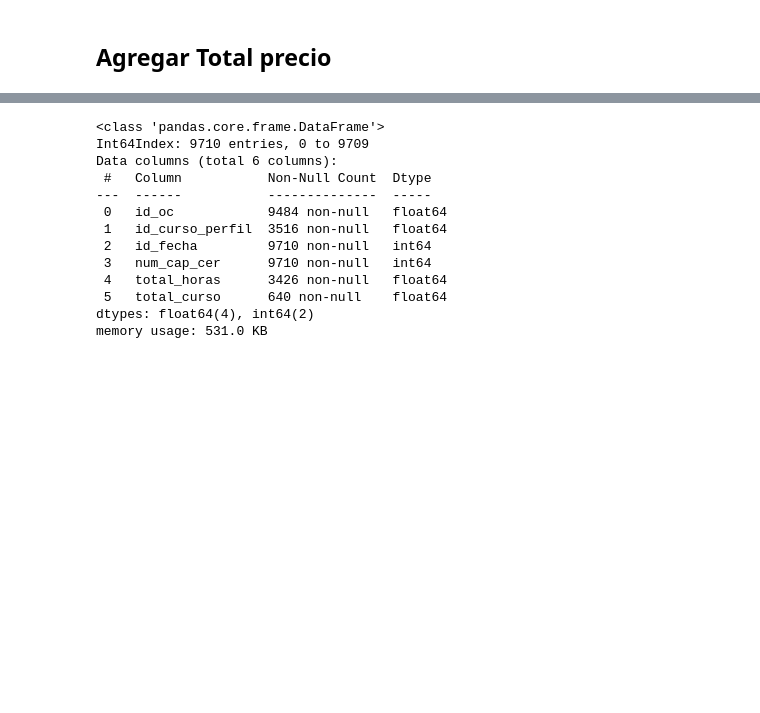
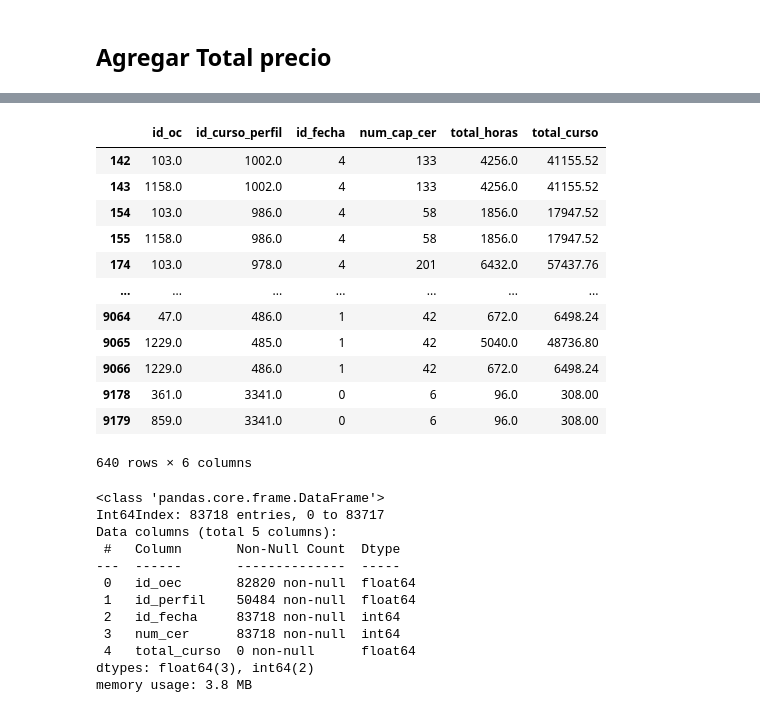
Before and after one commit to Herziox/Data-Mining-System-SETEC, a Jupyter notebook: 3_data_preprocesing_module/ETL_Datawarehouse.ipynb, the cells around one changed output, grey strips where cells are left out. Cells and saved outputs as stored; diff of their text form; code cells hidden in the pictures; blank space fills up the shorter version.

```diff
--- a/3_data_preprocesing_module/ETL_Datawarehouse.ipynb
+++ b/3_data_preprocesing_module/ETL_Datawarehouse.ipynb
@@ -436,4 +436,10 @@ dim_perfil.csv
 dim_curso.csv
 # %% [markdown]
 ## Agregar Total precio
+# %%
+df_dim_curso_perfil = pd.read_csv(os.path.join(path_datawarehouse,'datamart_oc','dim_curso_perfil.csv'))
+df_fact_oc = pd.read_csv(os.path.join(path_datawarehouse,path_datamart_oc,'fact_oc.csv'))
+df_fact_oc_mod = pd.merge(df_fact_oc,df_dim_curso_perfil,on='id_curso_perfil',how='left')
+df_fact_oc_mod['total_curso'] = df_fact_oc_mod['num_cap_cer']*df_fact_oc_mod['costo']
+df_fact_oc_mod_res = df_fact_oc_mod[['id_oc','id_curso_perfil','id_fecha','num_cap_cer','total_horas','total_curso']]
 # %%
@@ -449,0 +451,16 @@ df_fact_oc_mod_res = df_fact_oc_mod[['id_oc','id_curso_perfil','id_fecha','num_c
+# %%
+df_fact_oc_mod_res[df_fact_oc_mod_res['total_curso'].isna() == False]
+# %% [output]
+|  | id_oc | id_curso_perfil | id_fecha | num_cap_cer | total_horas | total_curso |
+| 142 | 103.0 | 1002.0 | 4 | 133 | 4256.0 | 41155.52 |
+| 143 | 1158.0 | 1002.0 | 4 | 133 | 4256.0 | 41155.52 |
+| 154 | 103.0 | 986.0 | 4 | 58 | 1856.0 | 17947.52 |
+| 155 | 1158.0 | 986.0 | 4 | 58 | 1856.0 | 17947.52 |
+| 174 | 103.0 | 978.0 | 4 | 201 | 6432.0 | 57437.76 |
+| ... | ... | ... | ... | ... | ... | ... |
+| 9064 | 47.0 | 486.0 | 1 | 42 | 672.0 | 6498.24 |
+| 9065 | 1229.0 | 485.0 | 1 | 42 | 5040.0 | 48736.80 |
+| 9066 | 1229.0 | 486.0 | 1 | 42 | 672.0 | 6498.24 |
+| 9178 | 361.0 | 3341.0 | 0 | 6 | 96.0 | 308.00 |
+| 9179 | 859.0 | 3341.0 | 0 | 6 | 96.0 | 308.00 |
+640 rows × 6 columns
@@ -450,16 +473,15 @@ df_fact_oc_mod_res = df_fact_oc_mod[['id_oc','id_curso_perfil','id_fecha','num_c
 # %%
-df_fact_oc_mod_res.info()
+df_fact_oec_mod_res.info()
 # %% [output]
 <class 'pandas.core.frame.DataFrame'>
-Int64Index: 9710 entries, 0 to 9709
-Data columns (total 6 columns):
- #   Column           Non-Null Count  Dtype
----  ------           --------------  -----
- 0   id_oc            9484 non-null   float64
- 1   id_curso_perfil  3516 non-null   float64
- 2   id_fecha         9710 non-null   int64
- 3   num_cap_cer      9710 non-null   int64
- 4   total_horas      3426 non-null   float64
- 5   total_curso      640 non-null    float64
-dtypes: float64(4), int64(2)
-memory usage: 531.0 KB
+Int64Index: 83718 entries, 0 to 83717
+Data columns (total 5 columns):
+ #   Column       Non-Null Count  Dtype
+---  ------       --------------  -----
+ 0   id_oec       82820 non-null  float64
+ 1   id_perfil    50484 non-null  float64
+ 2   id_fecha     83718 non-null  int64
+ 3   num_cer      83718 non-null  int64
+ 4   total_curso  0 non-null      float64
+dtypes: float64(3), int64(2)
+memory usage: 3.8 MB
```
Also changed, not shown: parts of 11 cells of this notebook, 1 other file.
